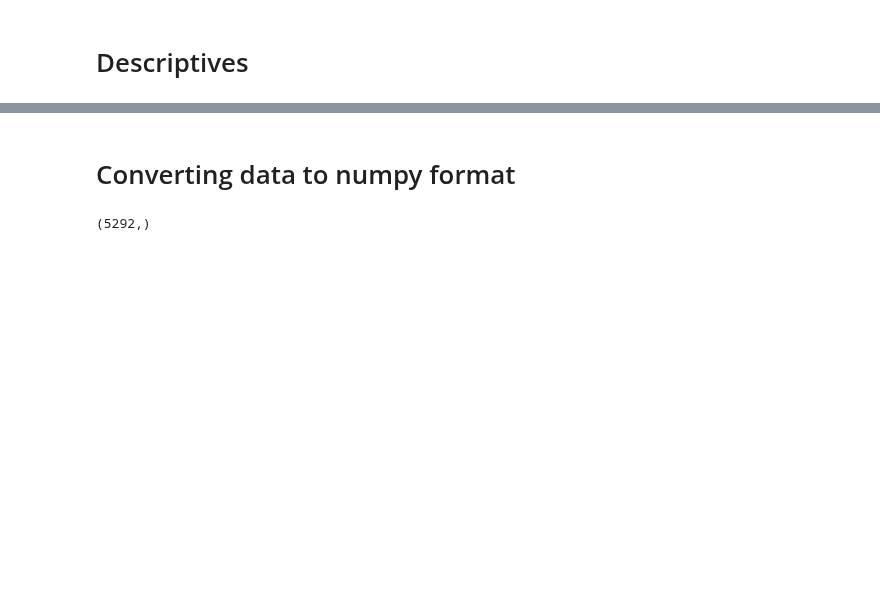
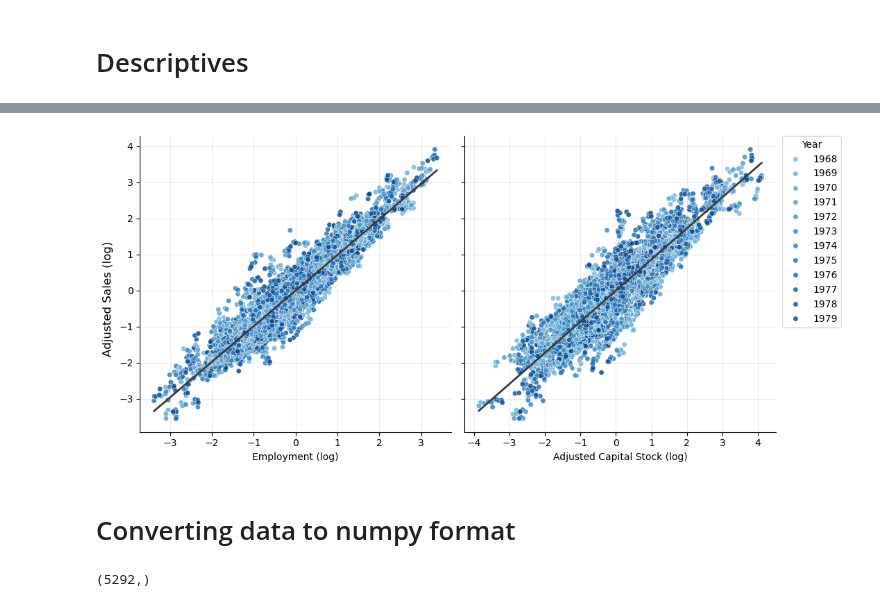
Before and after one commit to anl1313/AME_2025, a Jupyter notebook: Assignments/read (1).ipynb, the cells around one changed output, grey strips where cells are left out. Drawn from its saved outputs; the diff is of its cells as text; code cells hidden in the pictures; blank space fills up the shorter version.

```diff
--- a/Assignments/read (1).ipynb
+++ b/Assignments/read (1).ipynb
@@ -56,3 +160,58 @@ sns.scatterplot(x='emp', y='dsa', data=dat);
+# %%
+years = np.sort(dat['year'].unique())
+
+# Blå palette: vælg et snævert interval af 'Blues' for harmoniske nuancer
+cmap = plt.cm.Blues
+colors = cmap(np.linspace(0.45, 0.90, len(years)))  # gør intervallet smallere/større efter smag
+palette = {y: colors[i] for i, y in enumerate(years)}
+
+fig, axes = plt.subplots(1, 2, figsize=(11, 5), sharey=True)
+
+# Venstre: Employment (log) vs Adjusted Sales (log)
+sns.scatterplot(
+    x='lemp', y='ldsa', data=dat, ax=axes[0],
+    hue='year', hue_order=years, palette=palette,
+    edgecolor="white", s=28, alpha=0.85, legend=False
+)
+sns.regplot(
+    x='lemp', y='ldsa', data=dat, ax=axes[0], scatter=False,
+    color="#3a3a3a", ci=None, line_kws={'linewidth': 2}
+)
+axes[0].set_xlabel("Employment (log)")
+axes[0].set_ylabel("")
+
+# Højre: Capital (log) vs Adjusted Sales (log)
+sns.scatterplot(
+    x='lcap', y='ldsa', data=dat, ax=axes[1],
+    hue='year', hue_order=years, palette=palette,
+    edgecolor="white", s=28, alpha=0.85, legend=True
+)
+sns.regplot(
+    x='lcap', y='ldsa', data=dat, ax=axes[1], scatter=False,
+    color="#3a3a3a", ci=None, line_kws={'linewidth': 2}
+)
+axes[1].set_xlabel("Adjusted Capital Stock (log)")
+axes[1].set_ylabel("")
+
+# Kosmetik
+for ax in axes:
+    ax.grid(True, alpha=0.25)
+    ax.spines['top'].set_visible(False)
+    ax.spines['right'].set_visible(False)
+    sns.despine(ax=ax)
+
+fig.supylabel("Adjusted Sales (log)")
+axes[1].legend(title="Year", bbox_to_anchor=(1.02, 1), loc="upper left", borderaxespad=0)
+
+try:
+    fig._suptitle.remove()
+except Exception:
+    pass
+
+plt.tight_layout()
+plt.show()
+# %% [output]
+[figure, added]
 # %% [markdown]
 # Converting data to numpy format
 # %%
```
Also changed, not shown: parts of 9 cells of this notebook, 1 other file.
